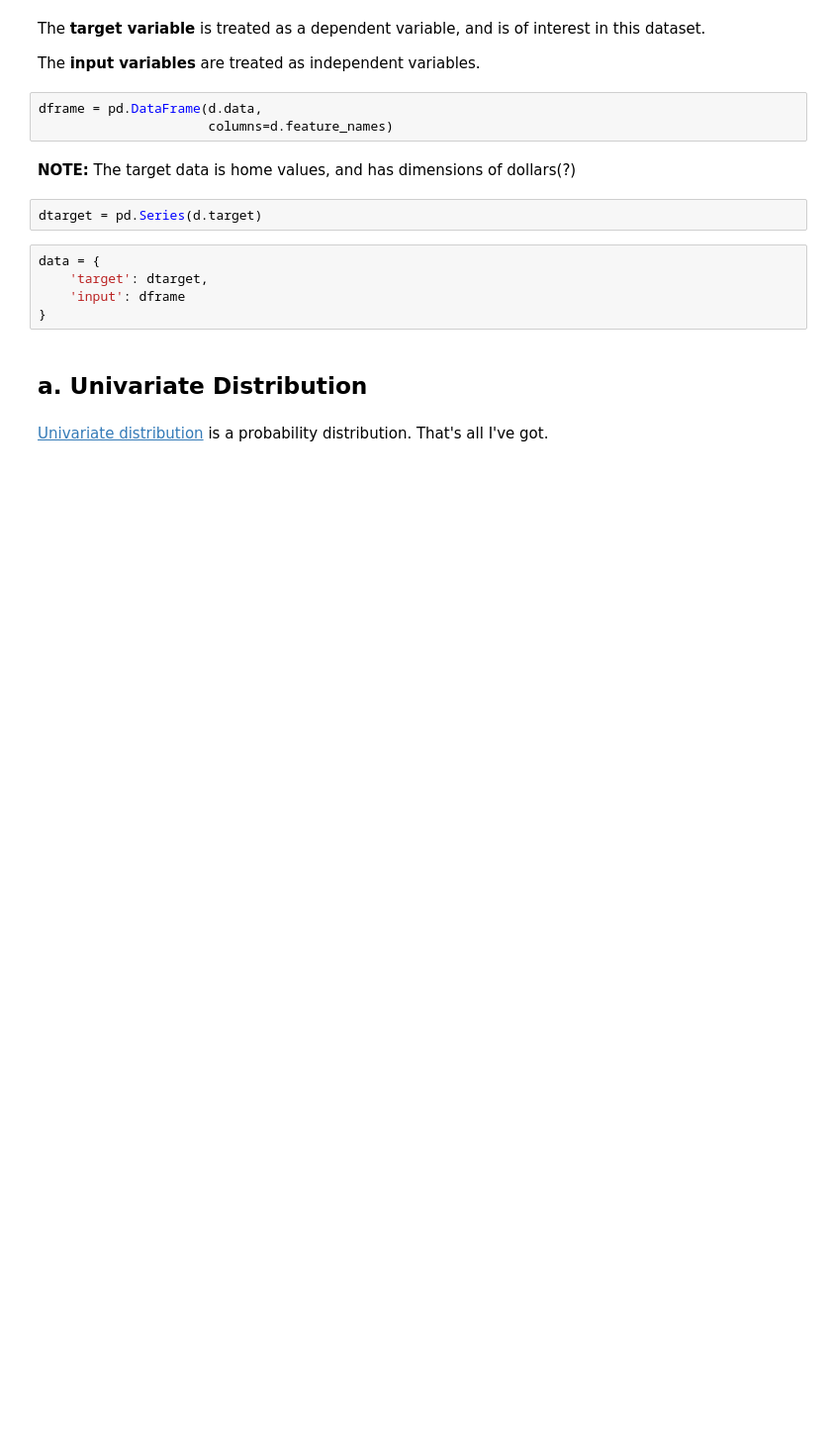
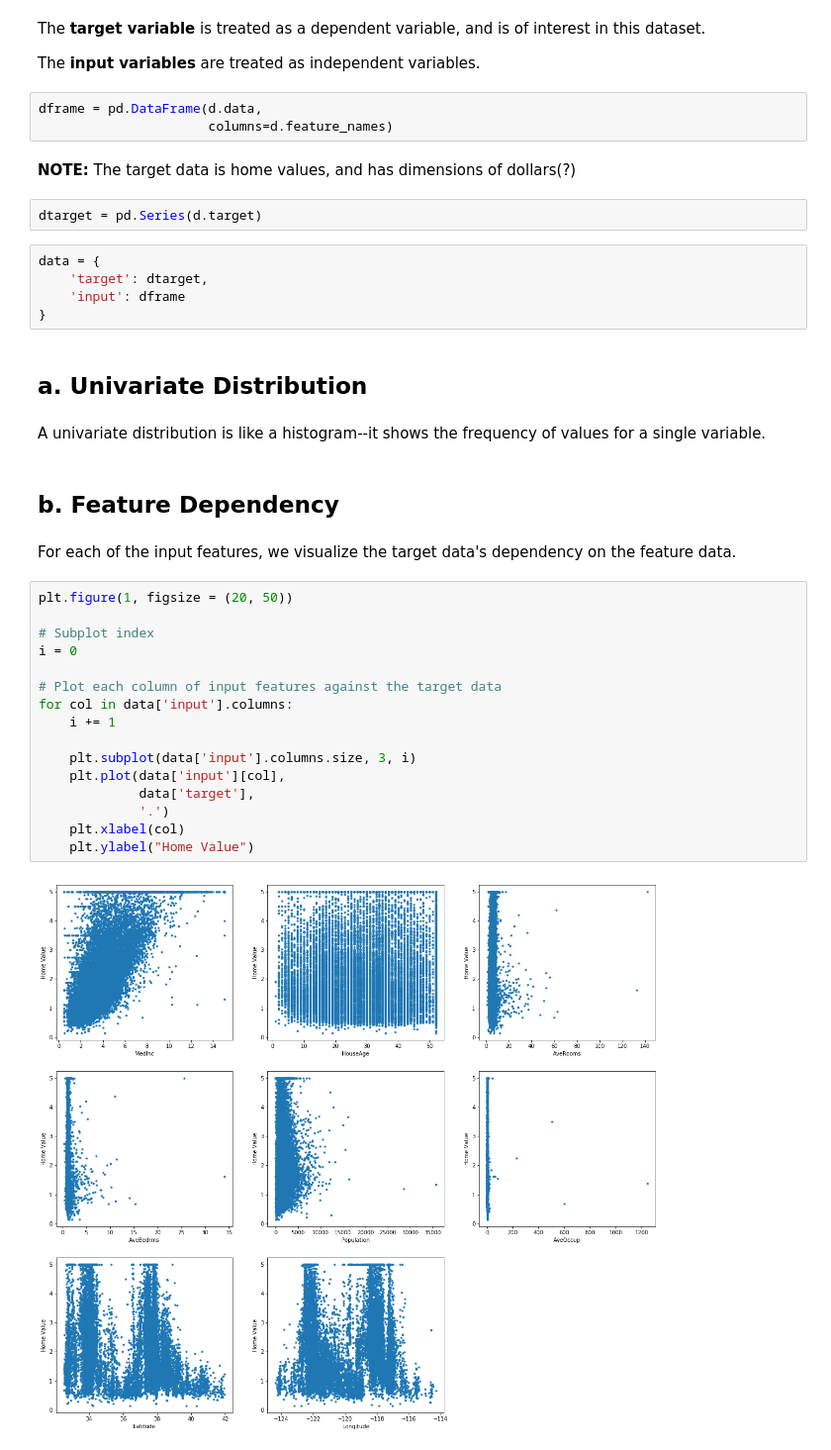
Before and after one commit to OSUScientificComputing464/project-two-colbertz2, a Jupyter notebook: part1.ipynb, the cells around one changed output. Shown: that part at 99% size. Cells and saved outputs as stored; diff of their text form; blank space fills up the shorter version.

Commit message:
Part 1.b complete
Plots look fine, but may need to adjust later based on univariate distributions for 1.a.
That could include cropping outliers so that meaningful data is easier to see.

```diff
--- a/part1.ipynb
+++ b/part1.ipynb
@@ -58,5 +59,27 @@ data = {
 }
 # %% [markdown]
 ## a. Univariate Distribution
-# %% [markdown]
-[Univariate distribution](https://en.wikipedia.org/wiki/Univariate_distribution) is a probability distribution. That's all I've got.
+# %% [markdown]
+A univariate distribution is like a histogram--it shows the frequency of values for a single variable.
+# %% [markdown]
+## b. Feature Dependency
+# %% [markdown]
+For each of the input features, we visualize the target data's dependency on the feature data.
+# %%
+plt.figure(1, figsize = (20, 50))
+
+# Subplot index
+i = 0
+
+# Plot each column of input features against the target data
+for col in data['input'].columns:
+    i += 1
+
+    plt.subplot(data['input'].columns.size, 3, i)
+    plt.plot(data['input'][col],
+             data['target'],
+             '.')
+    plt.xlabel(col)
+    plt.ylabel("Home Value")
+# %% [output]
+[figure, added]
```
Also changed, not shown: parts of 1 cell of this notebook.
